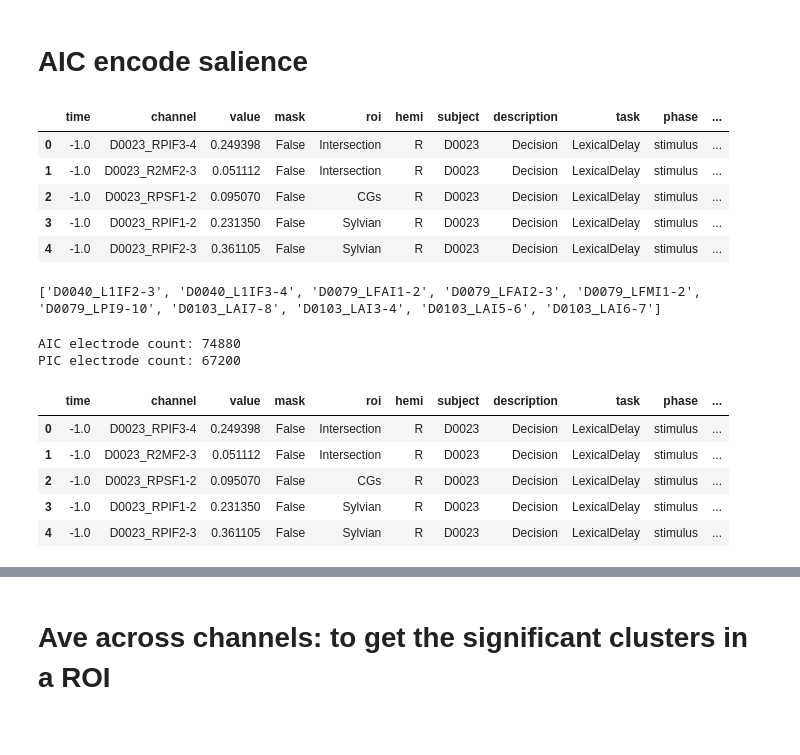
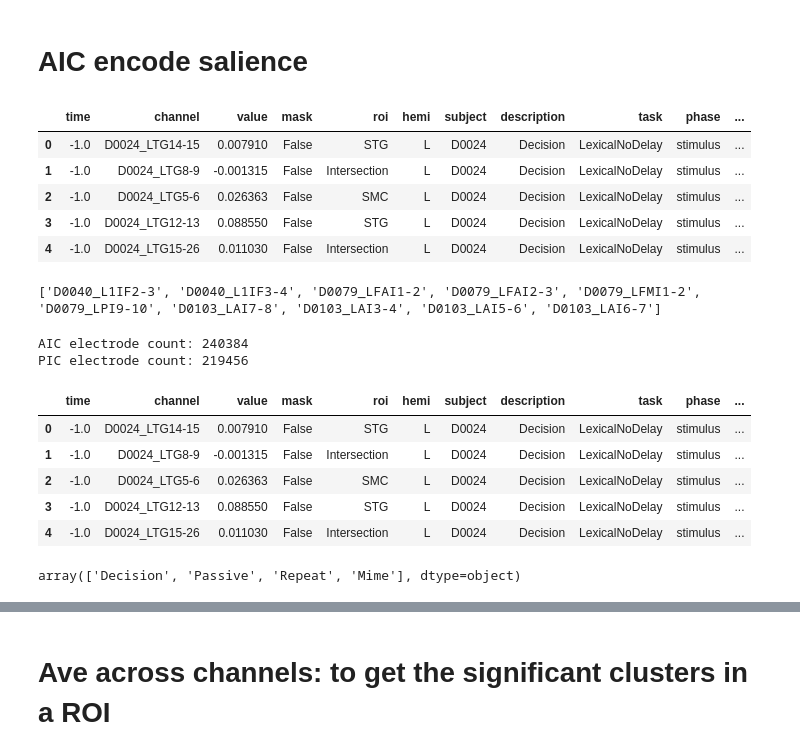
Before and after one commit to shinanlin/insula, a Jupyter notebook: viz/fig4.ipynb, the cells around one changed output, grey strips where cells are left out. Saved outputs shown, nothing was run; the diff lists cells and outputs as text; code cells hidden in the pictures.

```diff
--- a/viz/fig4.ipynb
+++ b/viz/fig4.ipynb
@@ -52,10 +52,11 @@ from mne_bids import BIDSPath
 from tqdm import tqdm
 
 task = [
-        # 'LexicalNoDelay',
+        'LexicalNoDelay',
         'LexicalDelay',
-        # 'PictureNaming',
-        # 'SentenceRep'
+        'PictureNaming',
+        'SentenceRep',
+        'PhonemeSequence'
         ]
 
 
@@ -86,43 +87,38 @@ HGAs.loc[HGAs.phase == 'Audio', 'phase'] = 'Stimulus'
 
 # phase all convert to lower
 HGAs['phase'] = HGAs['phase'].str.lower()
 
 # rename INS to 'Insula'
 HGAs.loc[HGAs.roi == 'INS', 'roi'] = 'Insula'
 # combine HG to STG
 # HGAs.loc[HGAs.roi == 'HG', 'roi'] = 'STG'
 HGAs.loc[HGAs.roi == 'PrG', 'roi'] = 'SMC'
 HGAs.loc[HGAs.roi == 'PoG', 'roi'] = 'SMC'
 HGAs.loc[HGAs.roi == 'Subcentral', 'roi'] = 'SMC'
 
 
 HGAs.loc[HGAs.label.isin([
     'ctx_lh_G_and_S_cingul-Mid-Post',
     'ctx_rh_G_and_S_cingul-Mid-Post',
     'ctx_lh_G_cingul-Post-dorsal'
     ]), 'roi'] = 'PCC'
 
-# 这种方案下，我们将 ROI 直接命名为 dACC，强调其在显著性网络中的角色
-dacc_labels = [
-    'ctx_lh_G_and_S_cingul-Mid-Ant',
-    'ctx_rh_G_and_S_cingul-Mid-Ant'
-]
 
 dacc_labels = [
     'ctx_lh_G_and_S_cingul-Mid-Ant',
     'ctx_rh_G_and_S_cingul-Mid-Ant'
 ]
 HGAs.loc[HGAs.label.isin(dacc_labels), 'roi'] = 'dACC' # 这里的 dACC 就是最严格的 SN 枢纽
 # rename CG to ACC
 HGAs.loc[HGAs.roi=='CG', 'roi'] = 'ACC'
 HGAs.head()
 # %% [output]
 |  | time | channel | value | mask | roi | hemi | subject | description | task | phase | ... |
-| 0 | -1.0 | D0023_RPIF3-4 | 0.249398 | False | Intersection | R | D0023 | Decision | LexicalDelay | stimulus | ... |
-| 1 | -1.0 | D0023_R2MF2-3 | 0.051112 | False | Intersection | R | D0023 | Decision | LexicalDelay | stimulus | ... |
-| 2 | -1.0 | D0023_RPSF1-2 | 0.095070 | False | CGs | R | D0023 | Decision | LexicalDelay | stimulus | ... |
-| 3 | -1.0 | D0023_RPIF1-2 | 0.231350 | False | Sylvian | R | D0023 | Decision | LexicalDelay | stimulus | ... |
-| 4 | -1.0 | D0023_RPIF2-3 | 0.361105 | False | Sylvian | R | D0023 | Decision | LexicalDelay | stimulus | ... |
+| 0 | -1.0 | D0024_LTG14-15 | 0.007910 | False | STG | L | D0024 | Decision | LexicalNoDelay | stimulus | ... |
+| 1 | -1.0 | D0024_LTG8-9 | -0.001315 | False | Intersection | L | D0024 | Decision | LexicalNoDelay | stimulus | ... |
+| 2 | -1.0 | D0024_LTG5-6 | 0.026363 | False | SMC | L | D0024 | Decision | LexicalNoDelay | stimulus | ... |
+| 3 | -1.0 | D0024_LTG12-13 | 0.088550 | False | STG | L | D0024 | Decision | LexicalNoDelay | stimulus | ... |
+| 4 | -1.0 | D0024_LTG15-26 | 0.011030 | False | Intersection | L | D0024 | Decision | LexicalNoDelay | stimulus | ... |
 # %%
 # load a exlude pandas df
 fpath = '../results/exlude_insula.csv'
@@ -181,14 +177,18 @@ if len(unclassified) > 0:
 
 HGAs.head()
 # %% [output]
-AIC electrode count: 74880
-PIC electrode count: 67200
+AIC electrode count: 240384
+PIC electrode count: 219456
 |  | time | channel | value | mask | roi | hemi | subject | description | task | phase | ... |
-| 0 | -1.0 | D0023_RPIF3-4 | 0.249398 | False | Intersection | R | D0023 | Decision | LexicalDelay | stimulus | ... |
-| 1 | -1.0 | D0023_R2MF2-3 | 0.051112 | False | Intersection | R | D0023 | Decision | LexicalDelay | stimulus | ... |
-| 2 | -1.0 | D0023_RPSF1-2 | 0.095070 | False | CGs | R | D0023 | Decision | LexicalDelay | stimulus | ... |
-| 3 | -1.0 | D0023_RPIF1-2 | 0.231350 | False | Sylvian | R | D0023 | Decision | LexicalDelay | stimulus | ... |
-| 4 | -1.0 | D0023_RPIF2-3 | 0.361105 | False | Sylvian | R | D0023 | Decision | LexicalDelay | stimulus | ... |
+| 0 | -1.0 | D0024_LTG14-15 | 0.007910 | False | STG | L | D0024 | Decision | LexicalNoDelay | stimulus | ... |
+| 1 | -1.0 | D0024_LTG8-9 | -0.001315 | False | Intersection | L | D0024 | Decision | LexicalNoDelay | stimulus | ... |
+| 2 | -1.0 | D0024_LTG5-6 | 0.026363 | False | SMC | L | D0024 | Decision | LexicalNoDelay | stimulus | ... |
+| 3 | -1.0 | D0024_LTG12-13 | 0.088550 | False | STG | L | D0024 | Decision | LexicalNoDelay | stimulus | ... |
+| 4 | -1.0 | D0024_LTG15-26 | 0.011030 | False | Intersection | L | D0024 | Decision | LexicalNoDelay | stimulus | ... |
+# %%
+HGAs.description.unique()
+# %% [output]
+array(['Decision', 'Passive', 'Repeat', 'Mime'], dtype=object)
 # %%
 rois = ['AIC']
 colors = [red, blue]
```
Also changed, not shown: parts of 12 cells of this notebook, 20 other files.
